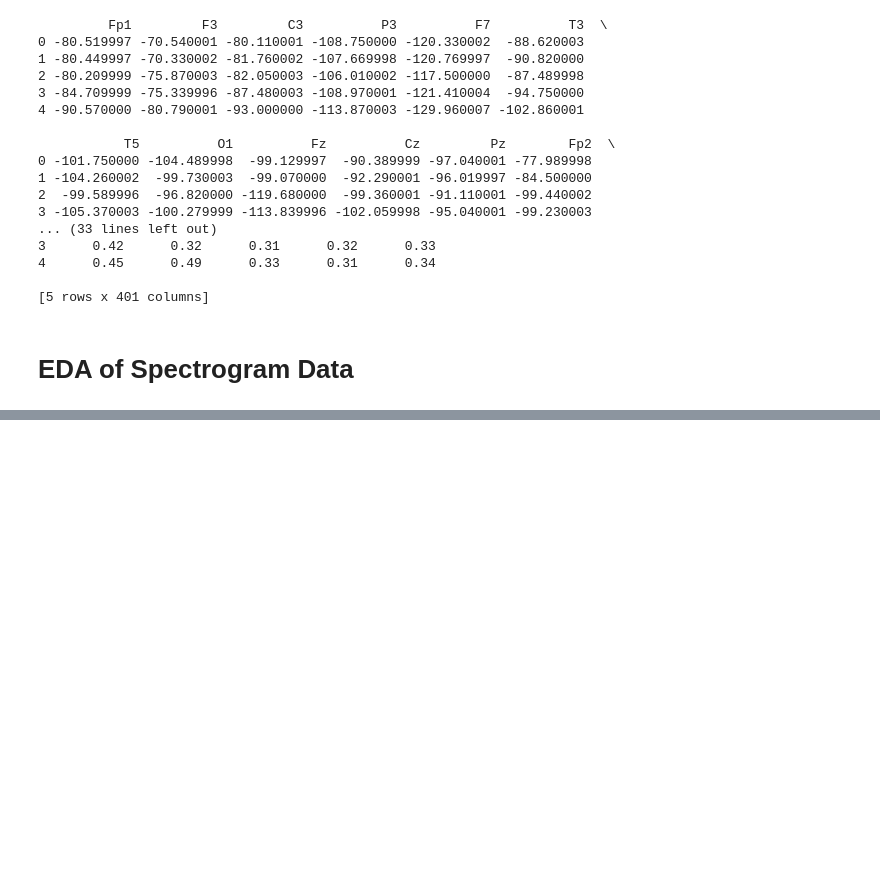
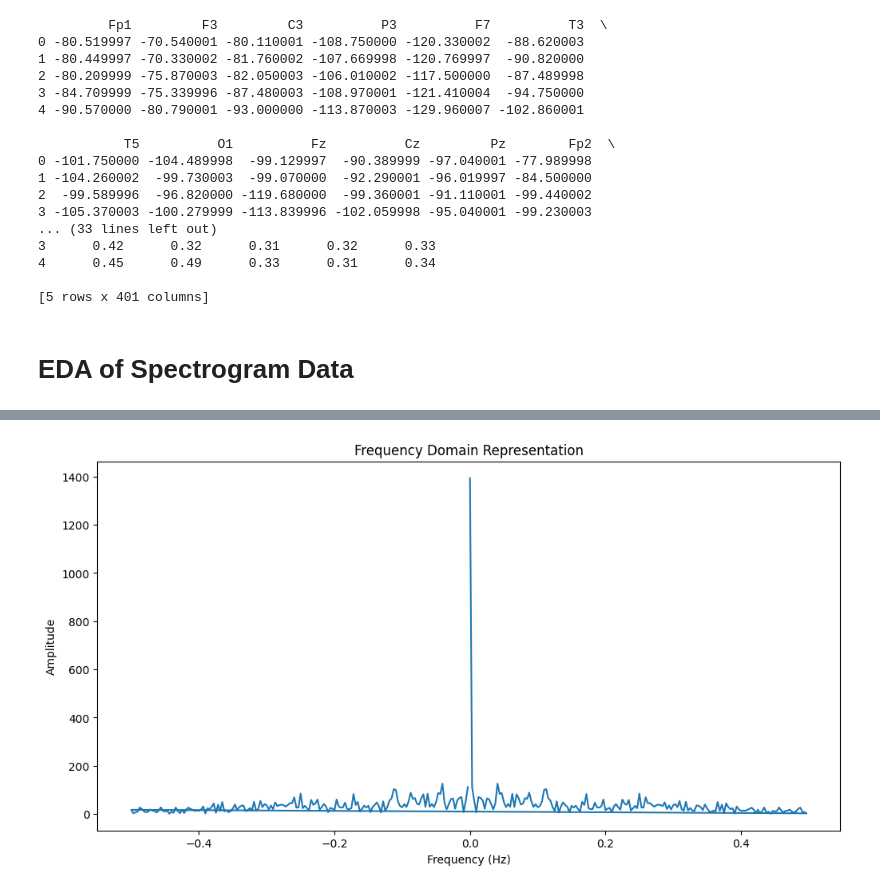
Before and after one commit to jaceroldan/eeg-harmful-analysis, a Jupyter notebook: eda.ipynb, the cells around one changed output, grey strips where cells are left out. Saved outputs shown, nothing was run; the diff lists cells and outputs as text; code cells hidden in the pictures; blank space fills up the shorter version.

```diff
--- a/eda.ipynb
+++ b/eda.ipynb
@@ -76,0 +125,16 @@ if 'spectrogram' in spectrogram_data.columns:
+# %%
+# Select a single segment to perform a Fourier Transform
+import numpy as np
+
+data_segment = spectrogram_data['LL_0.59']
+fft_result = np.fft.fft(data_segment)
+frequencies = np.fft.fftfreq(len(fft_result))
+
+plt.figure(figsize=(12, 6))
+plt.plot(frequencies, np.abs(fft_result))
+plt.title('Frequency Domain Representation')
+plt.xlabel('Frequency (Hz)')
+plt.ylabel('Amplitude')
+plt.show()
+# %% [output]
+[figure, added]
```
Also changed, not shown: parts of 3 cells of this notebook.
